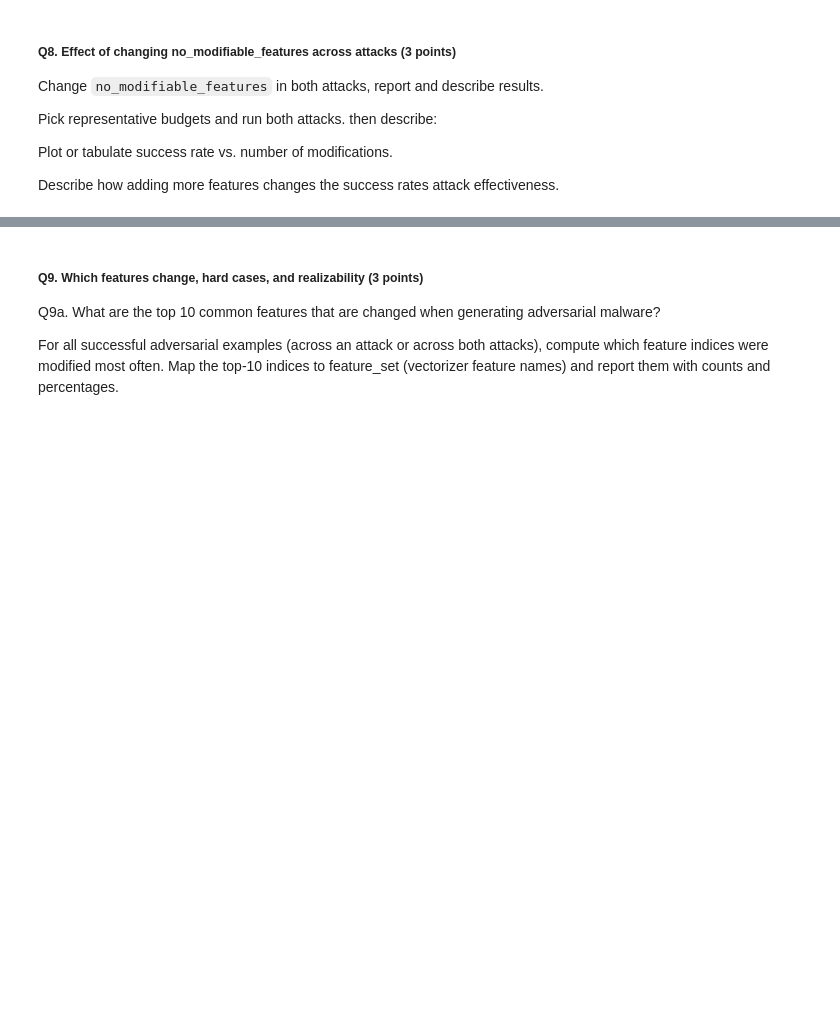
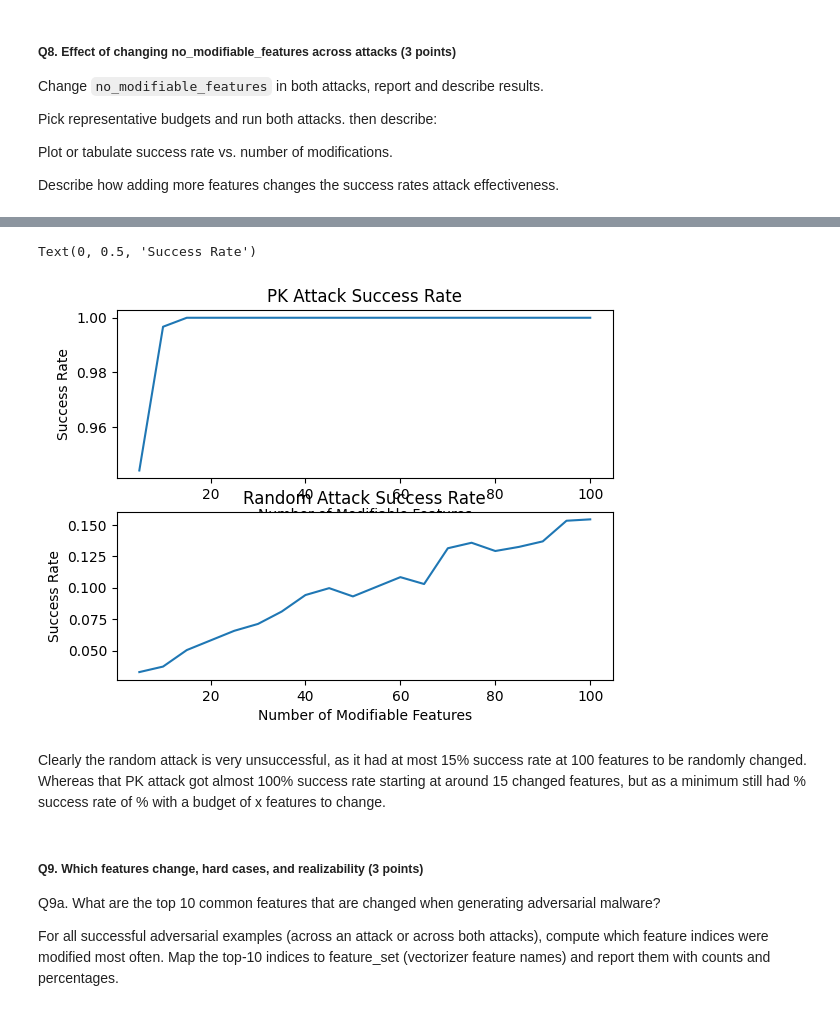
Before and after one commit to Affapple/ai_cyber_pratical_classes, a Jupyter notebook: src/07_malware/Practical - 07_malware_attacks.ipynb, the cells around one changed output, grey strips where cells are left out. Saved outputs shown, nothing was run; the diff lists cells and outputs as text; code cells hidden in the pictures; blank space fills up the shorter version.

```diff
--- a/src/07_malware/Practical - 07_malware_attacks.ipynb
+++ b/src/07_malware/Practical - 07_malware_attacks.ipynb
@@ -225,5 +271,8 @@ A higher value of \(S\) indicates a more effective evasion attack.
 Implement this metric and apply it to the random attack.
 # %%
 def calculate_success_rate(y_adv_malware_samples, adv_malware_samples):
-    #TODO: Write function to compute success_rate
-    return success_rate
+    y_adv_malware_samples = y_adv_malware_samples.flatten()
+    n_d = np.sum(y_adv_malware_samples == MALWARE) # Num elements that did not change prediction
+    n_t = adv_malware_samples.shape[0]
+    S = 1 - n_d/n_t
+    return S
@@ -254,0 +378,16 @@ def pk_attack(x,no_modifiable_features,model):
+# %%
+true_positives_malware_examples = X_test[(model.predict(X_test) == MALWARE) & (y_test == MALWARE)]
+
+y_adv_malware_samples = np.array([
+    model.predict(
+        pk_attack(
+            example,
+            config["no_modifiable_features"],
+            model
+        )[0]
+    ) for example in true_positives_malware_examples
+])
+
+
+success_rate = calculate_success_rate(y_adv_malware_samples, true_positives_malware_examples)
+print(f"Success rate: {success_rate:.2%}")
@@ -276,3 +474,27 @@ Describe how adding more features changes the success rates attack effectiveness
+# %%
+fig, ax = plt.subplots(2, 1)
+
+ax[0].plot(
+    list(success_rate["pk_attack"].keys()),
+    list(success_rate["pk_attack"].values()),
+)
+ax[0].set_title("PK Attack Success Rate")
+ax[0].set_xlabel("Number of Modifiable Features")
+ax[0].set_ylabel("Success Rate")
+
+ax[1].plot(
+    list(success_rate["random_attack"].keys()),
+    list(success_rate["random_attack"].values()),
+    label="Random Attack",
+)
+ax[1].set_title("Random Attack Success Rate")
+ax[1].set_xlabel("Number of Modifiable Features")
+ax[1].set_ylabel("Success Rate")
+# %% [output]
+Text(0, 0.5, 'Success Rate')
+[figure, added]
+# %% [markdown]
+Clearly the random attack is very unsuccessful, as it had at most 15% success rate at 100 features to be randomly changed. Whereas that PK attack got almost 100% success rate starting at around 15 changed features, but as a minimum still had % success rate of % with a budget of x features to change.
 # %% [markdown]
 ##### Q9. Which features change, hard cases, and realizability (3 points)
 Q9a. What are the top 10 common features that are changed when generating adversarial malware?
```
Also changed, not shown: parts of 21 cells of this notebook, 4 other files.
